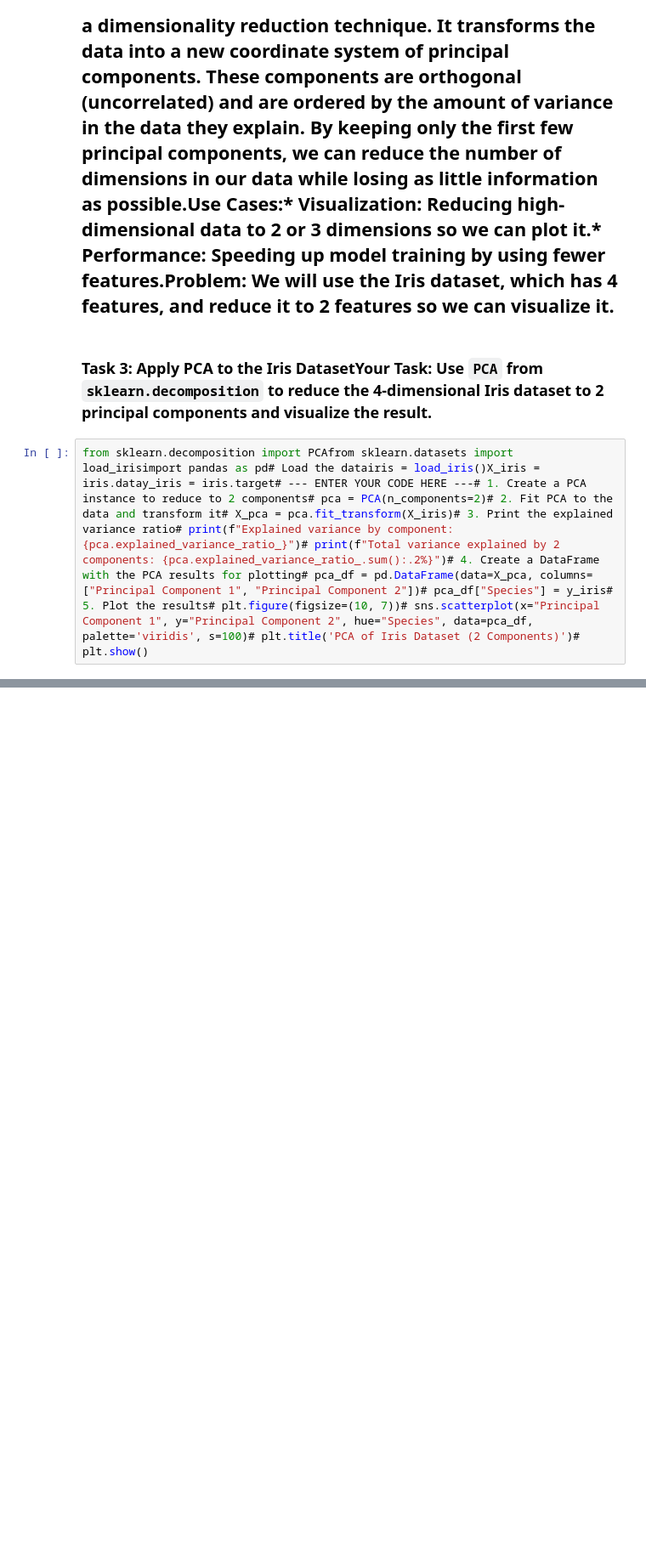
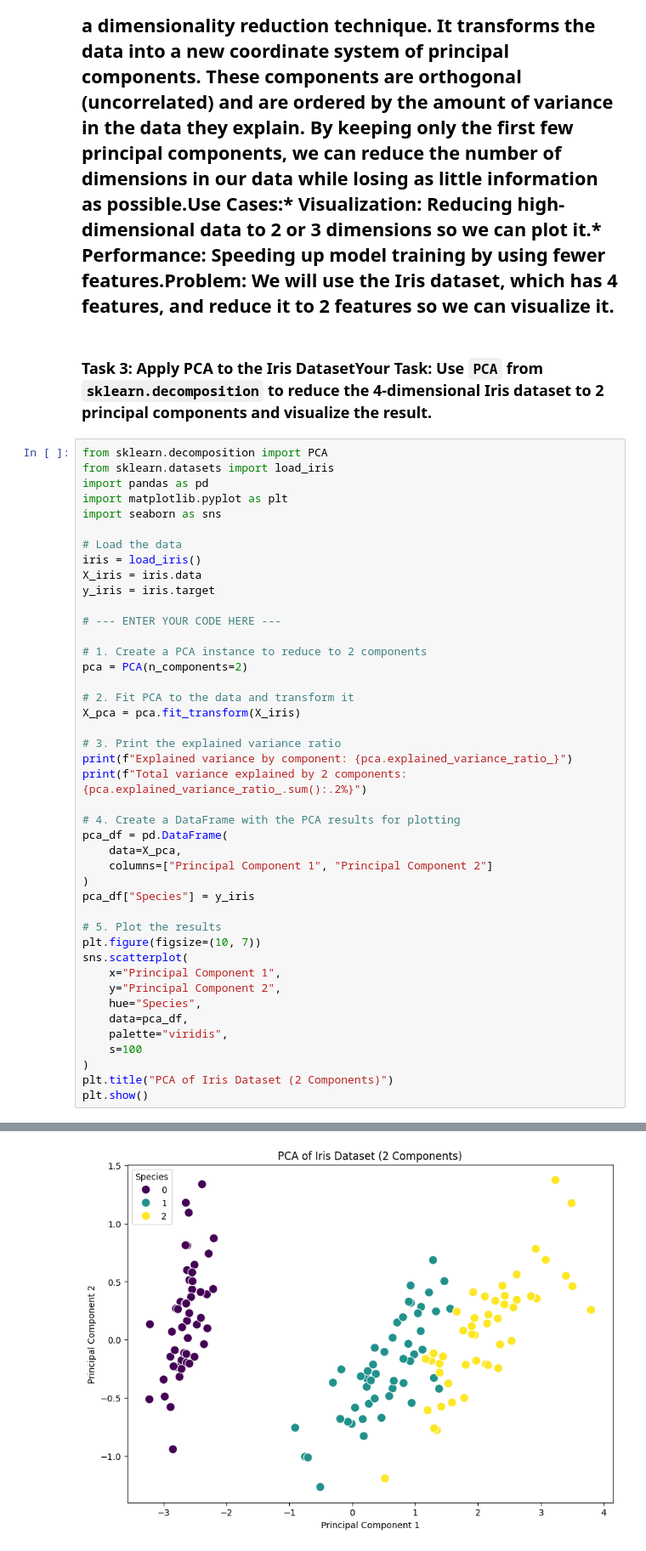
Before and after one commit to cano-elda/L10-Group-3-ITAI-1371, a Jupyter notebook: Module_10_Lab_Unsupervised_Learning.ipynb, the cells around one changed output, grey strips where cells are left out. Shown at 85% size. Cells and saved outputs as stored; diff of their text form; blank space fills up the shorter version.

```diff
--- a/Module_10_Lab_Unsupervised_Learning.ipynb
+++ b/Module_10_Lab_Unsupervised_Learning.ipynb
@@ -76,4 +76,46 @@ plt.show()
 # %% [markdown]
 ### Task 3: Apply PCA to the Iris Dataset**Your Task:** Use `PCA` from `sklearn.decomposition` to reduce the 4-dimensional Iris dataset to 2 principal components and visualize the result.
 # %%
-from sklearn.decomposition import PCAfrom sklearn.datasets import load_irisimport pandas as pd# Load the datairis = load_iris()X_iris = iris.datay_iris = iris.target# --- ENTER YOUR CODE HERE ---# 1. Create a PCA instance to reduce to 2 components# pca = PCA(n_components=2)# 2. Fit PCA to the data and transform it# X_pca = pca.fit_transform(X_iris)# 3. Print the explained variance ratio# print(f"Explained variance by component: {pca.explained_variance_ratio_}")# print(f"Total variance explained by 2 components: {pca.explained_variance_ratio_.sum():.2%}")# 4. Create a DataFrame with the PCA results for plotting# pca_df = pd.DataFrame(data=X_pca, columns=["Principal Component 1", "Principal Component 2"])# pca_df["Species"] = y_iris# 5. Plot the results# plt.figure(figsize=(10, 7))# sns.scatterplot(x="Principal Component 1", y="Principal Component 2", hue="Species", data=pca_df, palette='viridis', s=100)# plt.title('PCA of Iris Dataset (2 Components)')# plt.show()
+from sklearn.decomposition import PCA
+from sklearn.datasets import load_iris
+import pandas as pd
+import matplotlib.pyplot as plt
+import seaborn as sns
+
+# Load the data
+iris = load_iris()
+X_iris = iris.data
+y_iris = iris.target
+
+# --- ENTER YOUR CODE HERE ---
+
+# 1. Create a PCA instance to reduce to 2 components
+pca = PCA(n_components=2)
+
+# 2. Fit PCA to the data and transform it
+X_pca = pca.fit_transform(X_iris)
+
+# 3. Print the explained variance ratio
+print(f"Explained variance by component: {pca.explained_variance_ratio_}")
+print(f"Total variance explained by 2 components: {pca.explained_variance_ratio_.sum():.2%}")
+
+# 4. Create a DataFrame with the PCA results for plotting
+pca_df = pd.DataFrame(
+    data=X_pca,
+    columns=["Principal Component 1", "Principal Component 2"]
+)
+pca_df["Species"] = y_iris
+
+# 5. Plot the results
+plt.figure(figsize=(10, 7))
+sns.scatterplot(
+    x="Principal Component 1",
+    y="Principal Component 2",
+    hue="Species",
+    data=pca_df,
+    palette="viridis",
+    s=100
+)
+plt.title("PCA of Iris Dataset (2 Components)")
+plt.show()
+# %% [output]
@@ -80,3 +124,4 @@ from sklearn.decomposition import PCAfrom sklearn.datasets import load_irisimpor
+[figure, added]
 # %% [markdown]
 ## 📝 Knowledge Check**Instructions:** Answer the following questions in this markdown cell.
 
```
Also changed, not shown: parts of 2 cells of this notebook.
